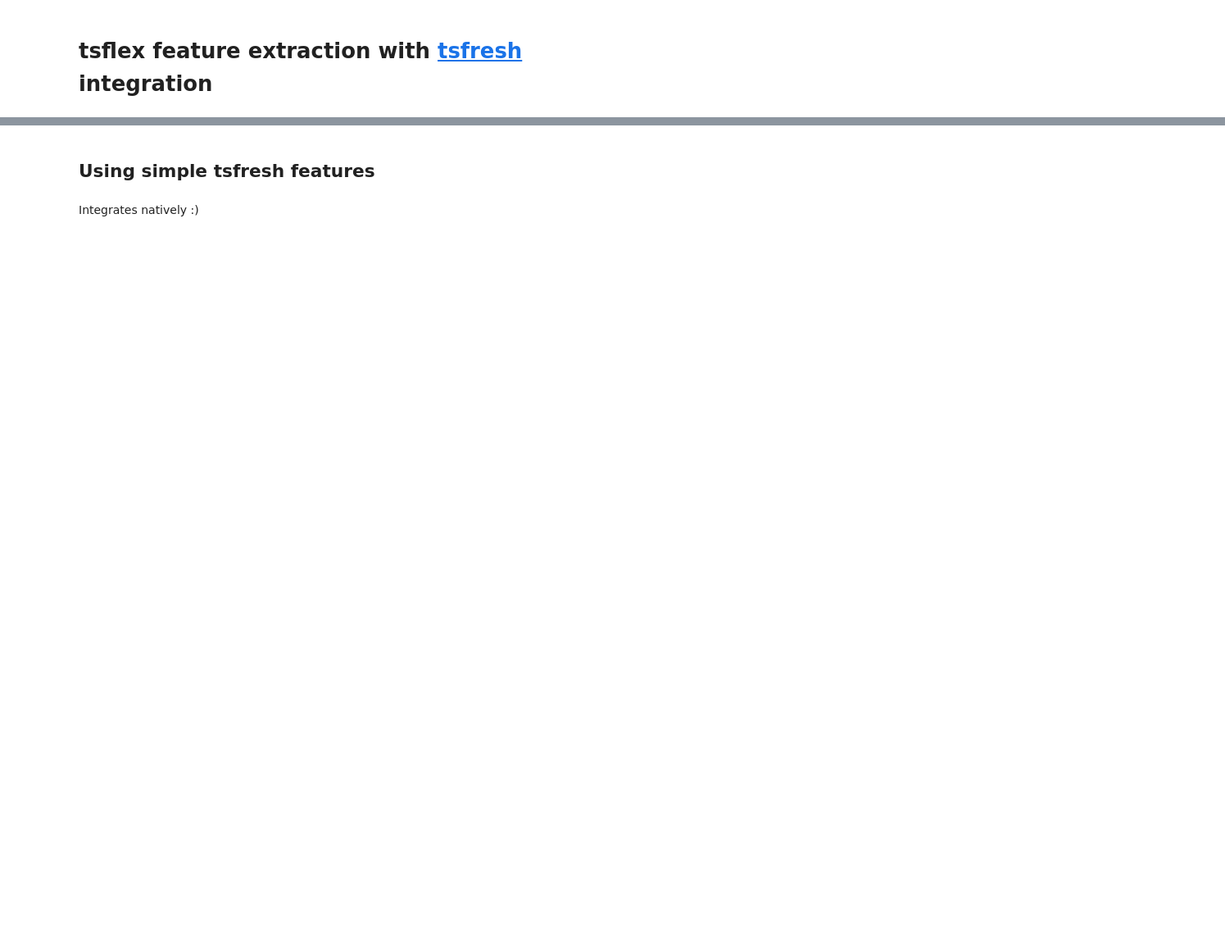
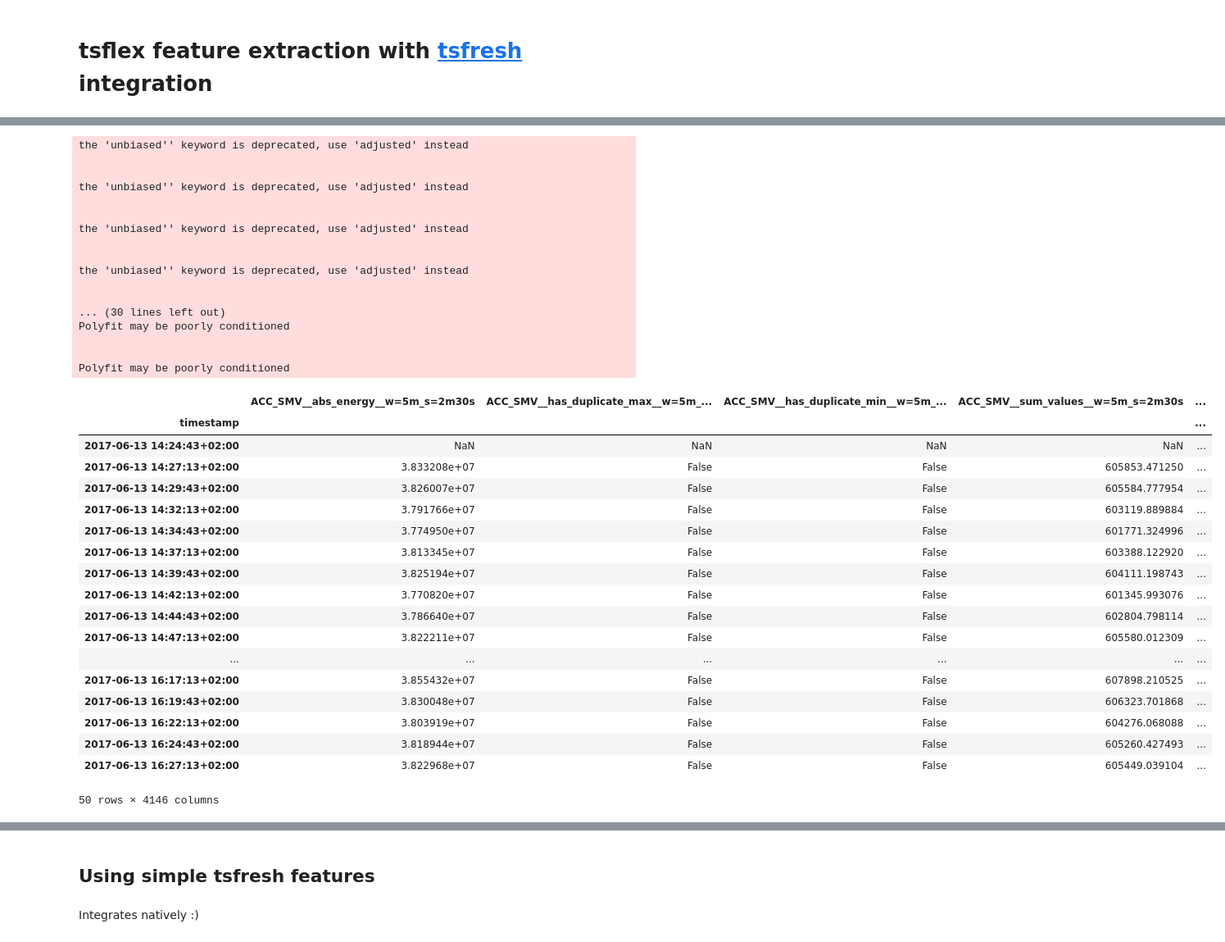
Before and after one commit to predict-idlab/tsflex, a Jupyter notebook: examples/tsfresh_integration.ipynb, the cells around one changed output, grey strips where cells are left out. Shown at 82% size. Saved outputs shown, nothing was run; the diff lists cells and outputs as text; code cells hidden in the pictures; blank space fills up the shorter version.

```diff
--- a/examples/tsfresh_integration.ipynb
+++ b/examples/tsfresh_integration.ipynb
@@ -148,0 +220,26 @@ from tsflex.features.integrations import tsfresh_combiner_wrapper
+# %%
+slow_funcs = [
+"matrix_profile",
+"number_cwt_peaks",
+"augmented_dickey_fuller",
+"partial_autocorrelation",
+"agg_linear_trend",
+"lempel_ziv_complexity",
+"benford_correlation",
+"ar_coefficient",
+"permutation_entropy",
+"friedrich_coefficients",
+]
+
+settings = EfficientFCParameters()
+for f in slow_funcs:
+    del settings[f]
+# %%
+efficient_feats = MultipleFeatureDescriptors(
+    functions=tsfresh_settings_wrapper(settings),
+    series_names=["ACC_SMV", "EDA", "TMP"],
+    windows=["5min", "2.5min"],
+    strides=["2.5min"],
+)
+feature_collection = FeatureCollection(efficient_feats)
+feature_collection
@@ -148,0 +264,40 @@ from tsflex.features.integrations import tsfresh_combiner_wrapper
+# %%
+features_df = feature_collection.calculate(out_data, return_df=True, show_progress=True)
+features_df
+# %% [output]
+the 'unbiased'' keyword is deprecated, use 'adjusted' instead
+
+
+the 'unbiased'' keyword is deprecated, use 'adjusted' instead
+
+
+the 'unbiased'' keyword is deprecated, use 'adjusted' instead
+
+
+the 'unbiased'' keyword is deprecated, use 'adjusted' instead
+
+
+... (30 lines left out)
+Polyfit may be poorly conditioned
+
+
+Polyfit may be poorly conditioned
+|  | ACC_SMV__abs_energy__w=5m_s=2m30s | ACC_SMV__has_duplicate_max__w=5m_... | ACC_SMV__has_duplicate_min__w=5m_... | ACC_SMV__sum_values__w=5m_s=2m30s | ... |
+| timestamp |  |  |  |  | ... |
+| 2017-06-13 14:24:43+02:00 | NaN | NaN | NaN | NaN | ... |
+| 2017-06-13 14:27:13+02:00 | 3.833208e+07 | False | False | 605853.471250 | ... |
+| 2017-06-13 14:29:43+02:00 | 3.826007e+07 | False | False | 605584.777954 | ... |
+| 2017-06-13 14:32:13+02:00 | 3.791766e+07 | False | False | 603119.889884 | ... |
+| 2017-06-13 14:34:43+02:00 | 3.774950e+07 | False | False | 601771.324996 | ... |
+| 2017-06-13 14:37:13+02:00 | 3.813345e+07 | False | False | 603388.122920 | ... |
+| 2017-06-13 14:39:43+02:00 | 3.825194e+07 | False | False | 604111.198743 | ... |
+| 2017-06-13 14:42:13+02:00 | 3.770820e+07 | False | False | 601345.993076 | ... |
+| 2017-06-13 14:44:43+02:00 | 3.786640e+07 | False | False | 602804.798114 | ... |
+| 2017-06-13 14:47:13+02:00 | 3.822211e+07 | False | False | 605580.012309 | ... |
+| ... | ... | ... | ... | ... | ... |
+| 2017-06-13 16:17:13+02:00 | 3.855432e+07 | False | False | 607898.210525 | ... |
+| 2017-06-13 16:19:43+02:00 | 3.830048e+07 | False | False | 606323.701868 | ... |
+| 2017-06-13 16:22:13+02:00 | 3.803919e+07 | False | False | 604276.068088 | ... |
+| 2017-06-13 16:24:43+02:00 | 3.818944e+07 | False | False | 605260.427493 | ... |
+| 2017-06-13 16:27:13+02:00 | 3.822968e+07 | False | False | 605449.039104 | ... |
+50 rows × 4146 columns
```
Also changed, not shown: parts of 19 cells of this notebook.
